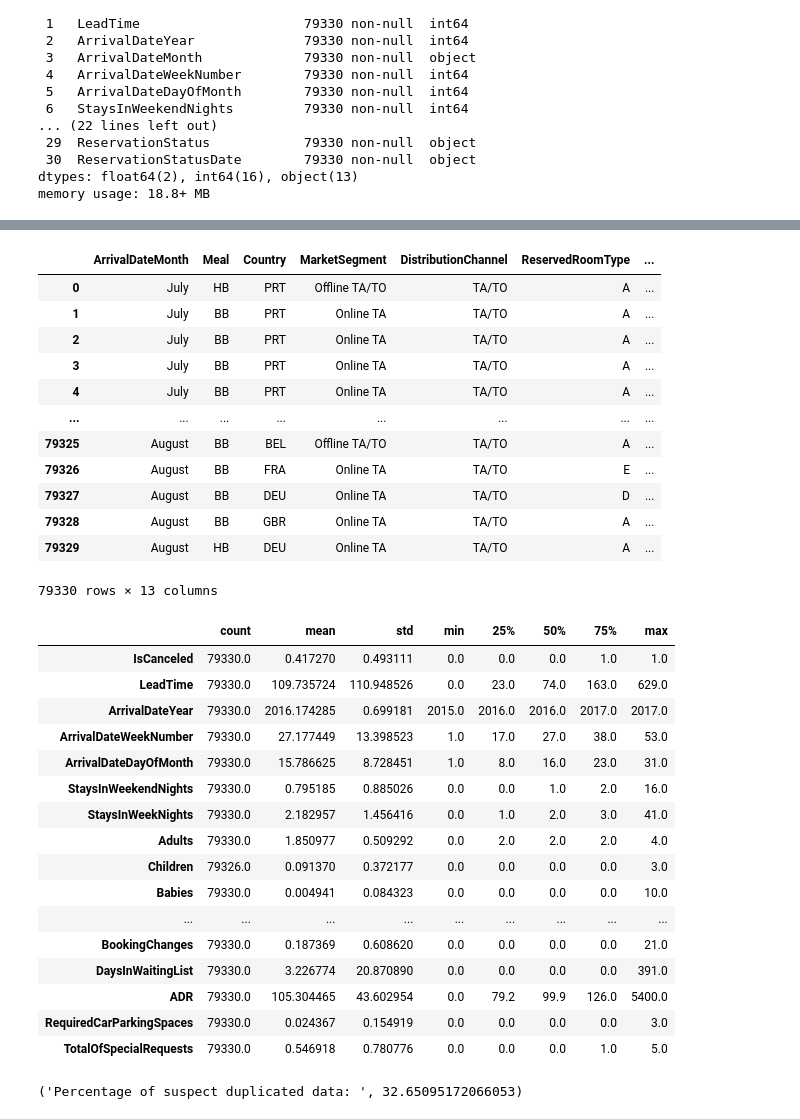
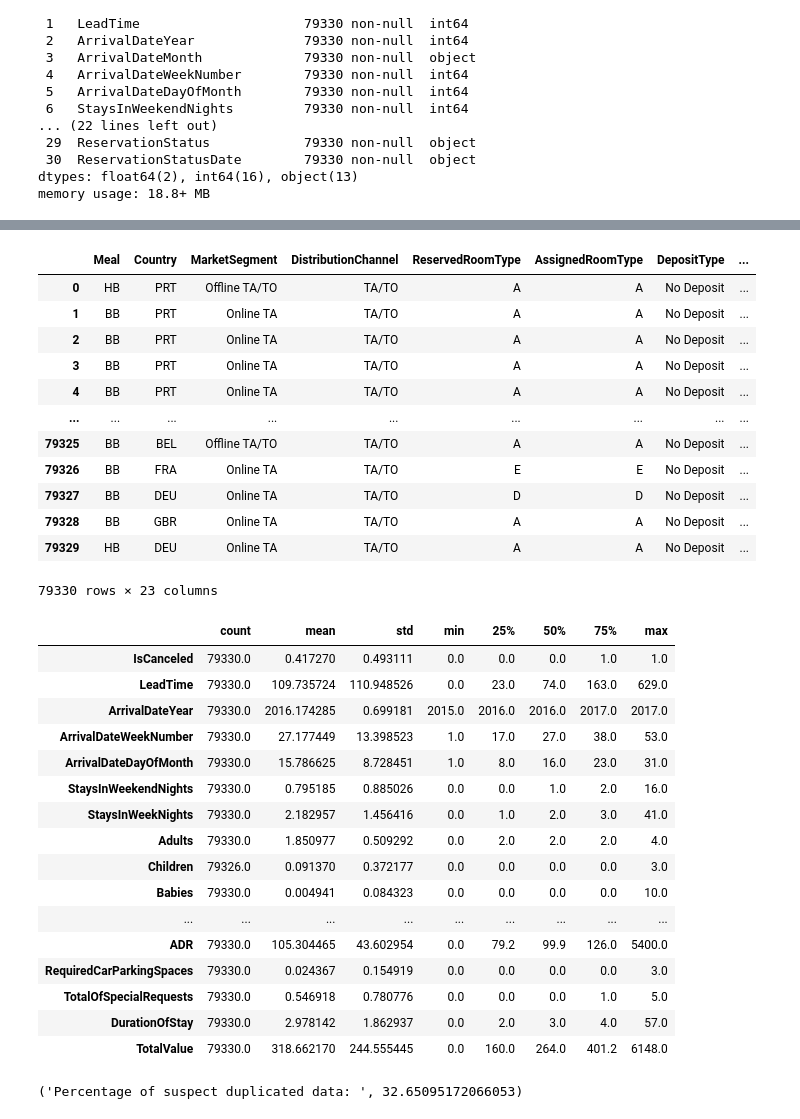
Before and after one commit to alderaemanuele/Business-Cases, a Jupyter notebook: BC2/BC2.ipynb, the cells around one changed output, grey strips where cells are left out. Drawn from its saved outputs; the diff is of its cells as text; code cells hidden in the pictures.

```diff
--- a/BC2/BC2.ipynb
+++ b/BC2/BC2.ipynb
@@ -192,3 +195,12 @@ Data columns (total 31 columns):
  30  ReservationStatusDate        79330 non-null  object
 dtypes: float64(2), int64(16), object(13)
 memory usage: 18.8+ MB
+# %%
+data["DurationOfStay"] = data["StaysInWeekNights"] + data["StaysInWeekendNights"]
+data["TotalValue"] = data["DurationOfStay"] * data["ADR"]
+data["ArrivalDateMonthNumber"] = data["ArrivalDateMonth"].apply(lambda x : datetime.datetime.strptime(x, "%B").month).astype("str")
+data["ArrivalDate"] = data["ArrivalDateYear"].astype(str) + "-" + data["ArrivalDateMonthNumber"].astype(str) + "-" + data["ArrivalDateDayOfMonth"].astype(str)
+data["ArrivalDate"] = pd.to_datetime(data["ArrivalDate"])
+data['ArrivalDayOfWeek'] = data['ArrivalDate'].dt.dayofweek.astype('str')
+data.drop("ArrivalDateMonth", inplace = True, axis = 1)
+data
@@ -194,0 +221,7 @@ memory usage: 18.8+ MB
+# %%
+data["ReservationStatusDate"] = pd.to_datetime(data["ReservationStatusDate"])
+
+data['ReservationDayOfMonth'] = data['ReservationStatusDate'].dt.day.astype('str')
+data['ReservationWeekOfYear'] = data['ReservationStatusDate'].dt.weekofyear.astype('str')
+data['ReservationMonth'] = data['ReservationStatusDate'].dt.month.astype('str')
+data['ReservationDayOfWeek'] = data['ReservationStatusDate'].dt.dayofweek.astype('str')
@@ -212,0 +281,7 @@ data[metric_features]
+# %%
+to_discard = ["ArrivalDateYear", "ArrivalDateDayOfMonth", "IsRepeatedGuest", "IsCanceled"]
+# metric_features = numeric_features.remove(feat for feat in to_discard)
+metric_features = numeric_features.copy()
+for feat in to_discard:
+    metric_features.remove(feat)
+metric_features
@@ -213,20 +305,21 @@ data[metric_features]
 # %%
-categorical_features = data.select_dtypes(exclude=np.number).set_index(data.index).columns
+categorical_features = data.select_dtypes(exclude=np.number).set_index(data.index).columns.tolist()
+categorical_features.extend(to_discard)
 data[categorical_features]
 # %% [output]
-|  | ArrivalDateMonth | Meal | Country | MarketSegment | DistributionChannel | ReservedRoomType | ... |
-| 0 | July | HB | PRT | Offline TA/TO | TA/TO | A | ... |
-| 1 | July | BB | PRT | Online TA | TA/TO | A | ... |
-| 2 | July | BB | PRT | Online TA | TA/TO | A | ... |
-| 3 | July | BB | PRT | Online TA | TA/TO | A | ... |
-| 4 | July | BB | PRT | Online TA | TA/TO | A | ... |
-| ... | ... | ... | ... | ... | ... | ... | ... |
-| 79325 | August | BB | BEL | Offline TA/TO | TA/TO | A | ... |
-| 79326 | August | BB | FRA | Online TA | TA/TO | E | ... |
-| 79327 | August | BB | DEU | Online TA | TA/TO | D | ... |
-| 79328 | August | BB | GBR | Online TA | TA/TO | A | ... |
-| 79329 | August | HB | DEU | Online TA | TA/TO | A | ... |
+|  | Meal | Country | MarketSegment | DistributionChannel | ReservedRoomType | AssignedRoomType | DepositType | ... |
+| 0 | HB | PRT | Offline TA/TO | TA/TO | A | A | No Deposit | ... |
+| 1 | BB | PRT | Online TA | TA/TO | A | A | No Deposit | ... |
+| 2 | BB | PRT | Online TA | TA/TO | A | A | No Deposit | ... |
+| 3 | BB | PRT | Online TA | TA/TO | A | A | No Deposit | ... |
+| 4 | BB | PRT | Online TA | TA/TO | A | A | No Deposit | ... |
+| ... | ... | ... | ... | ... | ... | ... | ... | ... |
+| 79325 | BB | BEL | Offline TA/TO | TA/TO | A | A | No Deposit | ... |
+| 79326 | BB | FRA | Online TA | TA/TO | E | E | No Deposit | ... |
+| 79327 | BB | DEU | Online TA | TA/TO | D | D | No Deposit | ... |
+| 79328 | BB | GBR | Online TA | TA/TO | A | A | No Deposit | ... |
+| 79329 | HB | DEU | Online TA | TA/TO | A | A | No Deposit | ... |
-79330 rows × 13 columns
+79330 rows × 23 columns
 # %%
 data.describe().T
 # %% [output]
@@ -242,11 +335,11 @@ data.describe().T
 | Children | 79326.0 | 0.091370 | 0.372177 | 0.0 | 0.0 | 0.0 | 0.0 | 3.0 |
 | Babies | 79330.0 | 0.004941 | 0.084323 | 0.0 | 0.0 | 0.0 | 0.0 | 10.0 |
 | ... | ... | ... | ... | ... | ... | ... | ... | ... |
-| BookingChanges | 79330.0 | 0.187369 | 0.608620 | 0.0 | 0.0 | 0.0 | 0.0 | 21.0 |
-| DaysInWaitingList | 79330.0 | 3.226774 | 20.870890 | 0.0 | 0.0 | 0.0 | 0.0 | 391.0 |
 | ADR | 79330.0 | 105.304465 | 43.602954 | 0.0 | 79.2 | 99.9 | 126.0 | 5400.0 |
 | RequiredCarParkingSpaces | 79330.0 | 0.024367 | 0.154919 | 0.0 | 0.0 | 0.0 | 0.0 | 3.0 |
 | TotalOfSpecialRequests | 79330.0 | 0.546918 | 0.780776 | 0.0 | 0.0 | 0.0 | 1.0 | 5.0 |
+| DurationOfStay | 79330.0 | 2.978142 | 1.862937 | 0.0 | 2.0 | 3.0 | 4.0 | 57.0 |
+| TotalValue | 79330.0 | 318.662170 | 244.555445 | 0.0 | 160.0 | 264.0 | 401.2 | 6148.0 |
 # %%
 "Percentage of suspect duplicated data: ", (data.duplicated().sum() / len(data)) * 100
 # %% [output]
```
Also changed, not shown: parts of 30 cells of this notebook.
